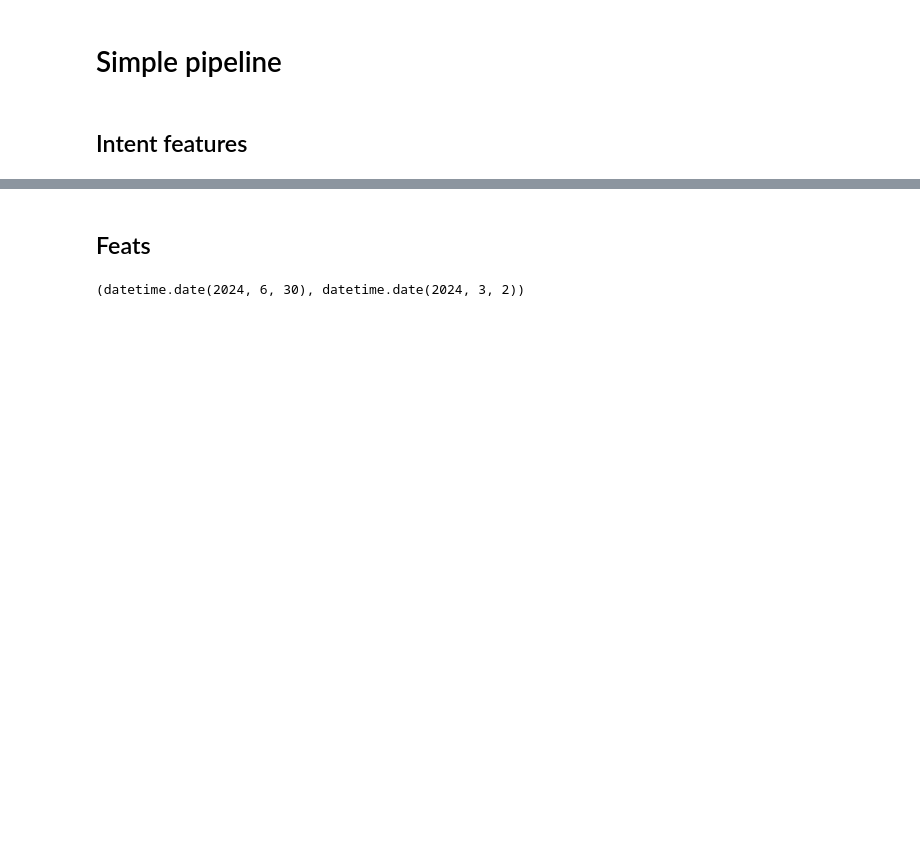
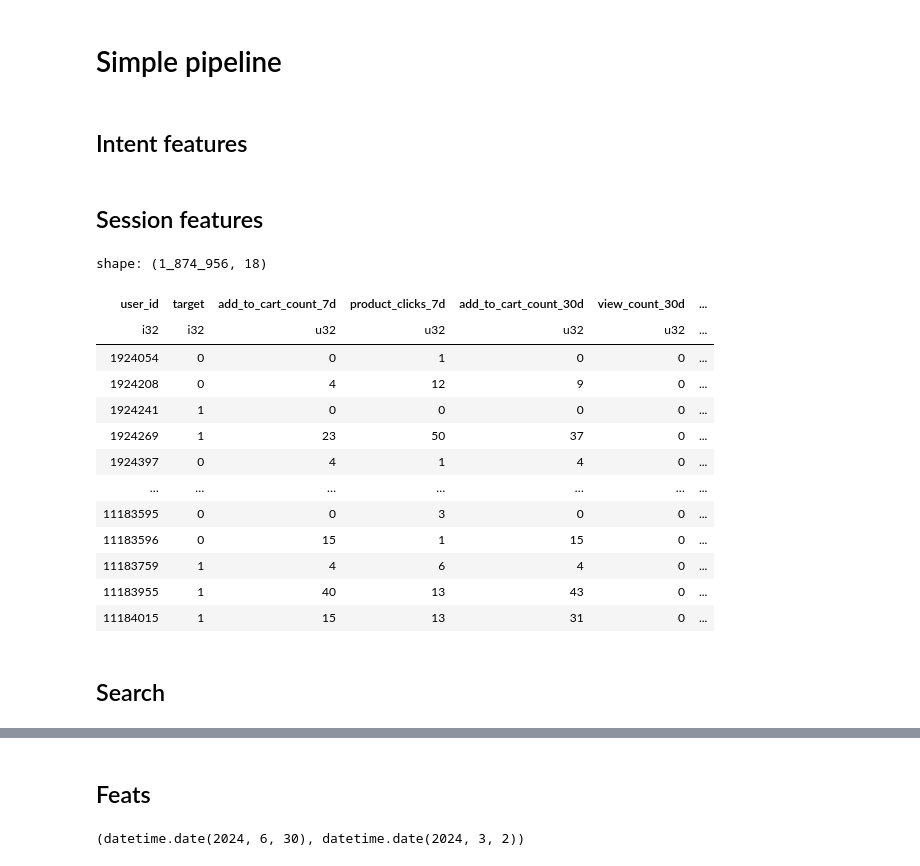
Before and after one commit to LumbaBalumba/aim_ml, a Jupyter notebook: 10/baseline_1_polars.ipynb, the cells around one changed output, grey strips where cells are left out. Drawn from its saved outputs; the diff is of its cells as text; code cells hidden in the pictures; blank space fills up the shorter version.

```diff
--- a/10/baseline_1_polars.ipynb
+++ b/10/baseline_1_polars.ipynb
@@ -20,4 +24,0 @@ product_information = pl.read_csv(os.path.join(data_path, 'product_information.c
-# %%
-actions_history = actions_history.with_columns(
-    pl.col('action_type').cast(pl.Categorical).alias('action_type')
-)
@@ -126,0 +80,2 @@ transitions = df_seq.group_by("user_id").agg([
+# %% [markdown]
+## Session features
@@ -126,0 +108,55 @@ transitions = df_seq.group_by("user_id").agg([
+# %%
+last_actions = (
+    intent_df
+    .group_by("user_id")
+    .agg([
+        pl.col("action_type").tail(3).alias("last_3_actions")
+    ])
+    .with_columns([
+        pl.col("last_3_actions").list.len().alias("last_actions_count"),
+
+        pl.col("last_3_actions").list.get(-1, null_on_oob=True).fill_null("NONE").alias("last_action"),
+        pl.col("last_3_actions").list.get(-2, null_on_oob=True).fill_null("NONE").alias("last_2_action"),
+        pl.col("last_3_actions").list.get(-3, null_on_oob=True).fill_null("NONE").alias("last_3_action"),
+    ])
+    .with_columns([
+        pl.concat_str(
+            [
+                pl.col("last_3_action"),
+                pl.col("last_2_action"),
+                pl.col("last_action"),
+            ],
+            separator="__"
+        ).alias("last_3_actions_str")
+    ])
+).drop('last_3_actions')
+# %%
+actions_feats = (
+    val_target
+    .join(agg_7d, on='user_id', how='left')
+    .join(agg_30d, on='user_id', how='left')
+    .join(ratios, on='user_id', how='left')
+    .join(session_stats, on='user_id', how='left')
+    .join(session_agg, on='user_id', how='left')
+    .join(last_actions, on='user_id', how='left')
+    .collect(engine="streaming")
+)
+# %%
+actions_feats
+# %% [output]
+shape: (1_874_956, 18)
+| user_id | target | add_to_cart_count_7d | product_clicks_7d | add_to_cart_count_30d | view_count_30d | ... |
+| i32 | i32 | u32 | u32 | u32 | u32 | ... |
+| 1924054 | 0 | 0 | 1 | 0 | 0 | ... |
+| 1924208 | 0 | 4 | 12 | 9 | 0 | ... |
+| 1924241 | 1 | 0 | 0 | 0 | 0 | ... |
+| 1924269 | 1 | 23 | 50 | 37 | 0 | ... |
+| 1924397 | 0 | 4 | 1 | 4 | 0 | ... |
+| … | … | … | … | … | … | ... |
+| 11183595 | 0 | 0 | 3 | 0 | 0 | ... |
+| 11183596 | 0 | 15 | 1 | 15 | 0 | ... |
+| 11183759 | 1 | 4 | 6 | 4 | 0 | ... |
+| 11183955 | 1 | 40 | 13 | 43 | 0 | ... |
+| 11184015 | 1 | 15 | 13 | 31 | 0 | ... |
+# %% [markdown]
+## Search
```
Also changed, not shown: parts of 49 cells of this notebook.
